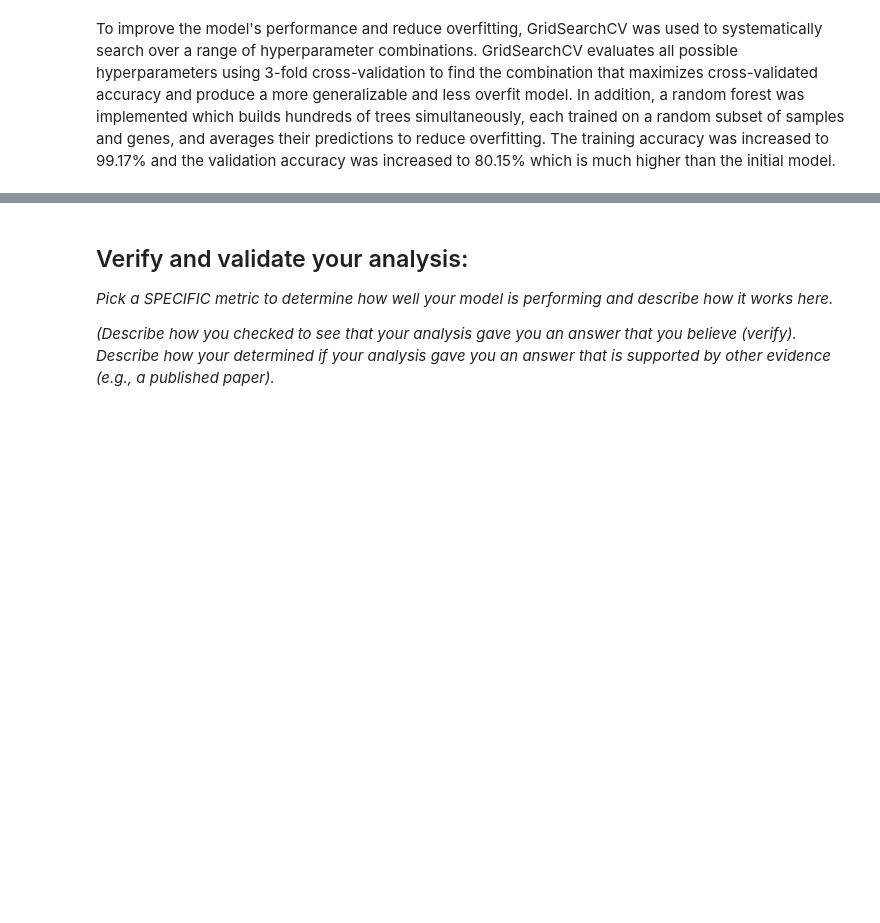
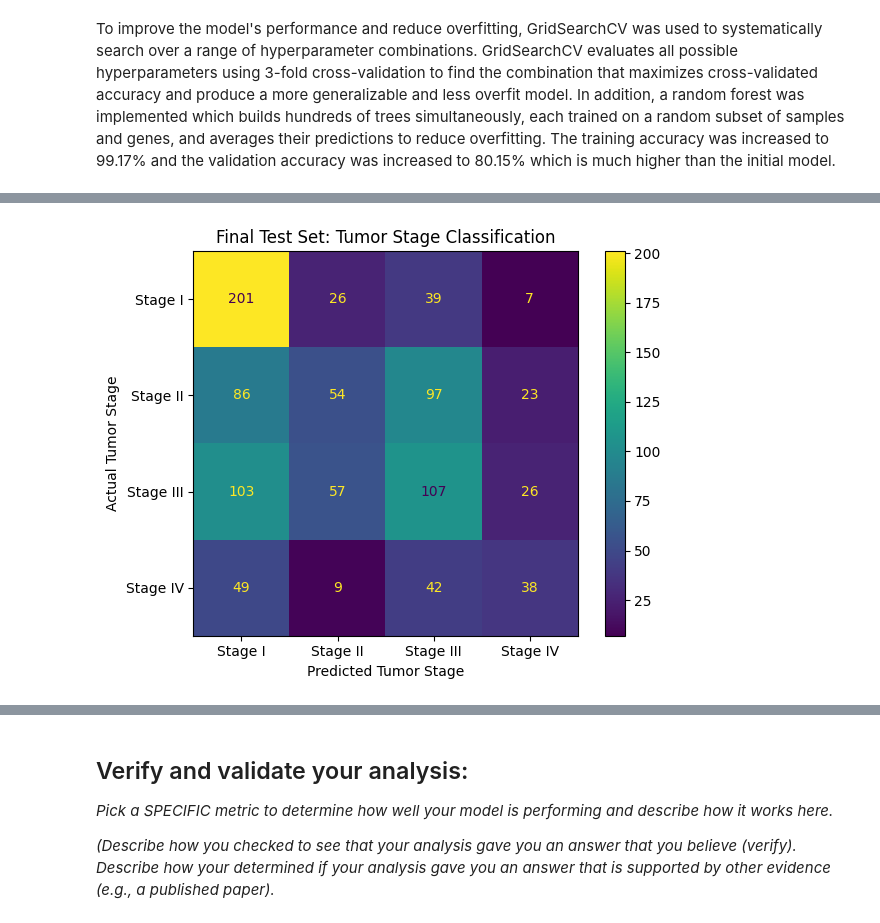
Before and after one commit to ogeikem/Module-4-Cancer, a Jupyter notebook: code/Module 4 Template.ipynb, the cells around one changed output, grey strips where cells are left out. Cells and saved outputs as stored; diff of their text form; code cells hidden in the pictures; blank space fills up the shorter version.

```diff
--- a/code/Module 4 Template.ipynb
+++ b/code/Module 4 Template.ipynb
@@ -807,3 +1029,90 @@ Fitting 3 folds for each of 24 candidates, totalling 72 fits
 [figure]
 # %% [markdown]
  To improve the model's performance and reduce overfitting, GridSearchCV was used to systematically search over a range of hyperparameter combinations. GridSearchCV evaluates all possible hyperparameters using 3-fold cross-validation to find the combination that maximizes cross-validated accuracy and produce a more generalizable and less overfit model. In addition, a random forest was implemented which builds hundreds of trees simultaneously, each trained on a random subset of samples and genes, and averages their predictions to reduce overfitting. The training accuracy was increased to 99.17% and the validation accuracy was increased to 80.15% which is much higher than the initial model.
+# %%
+# this is for the final stage of our project; we will use the best model from above to predict tumor stage on the official TEST SET, which has no stage labels, and then we will interpret those predictions in the context of our project question.
+# %%
+# Final Test Set Evaluation
+# This block evaluates the final model on the test set.
+# It includes fixes for:
+# - gene orientation differences (rows vs columns)
+# - missing genes
+# - alignment with training features
+import pandas as pd
+import numpy as np
+import matplotlib.pyplot as plt
+from sklearn.metrics import accuracy_score, classification_report, ConfusionMatrixDisplay
+# %%
+# LOAD TEST DATA (UPDATED FILE NAME)
+test_data = pd.read_csv(
+ r"C:\Users\ogeik\OneDrive\Desktop\BME 2315\Module-4-Cancer\data\TEST_SET_GSE62944_subsample_log2TPM.csv",
+ index_col=0
+)
+test_metadata = pd.read_csv(
+ r"C:\Users\ogeik\OneDrive\Desktop\BME 2315\Module-4-Cancer\data\TEST_SET_GSE62944_metadata.csv",
+ index_col=0
+)
+# clean indices
+test_data.index = test_data.index.astype(str).str.strip()
+test_data.columns = test_data.columns.astype(str).str.strip()
+test_metadata.index = test_metadata.index.astype(str).str.strip()
+# %%
+# BUILD X_test (handles both orientations)
+test_genes_in_rows = [gene for gene in filtered_genes if gene in
+test_data.index]
+test_genes_in_cols = [gene for gene in filtered_genes if gene in
+test_data.columns]
+if len(test_genes_in_rows) > 0:
+    X_test = test_data.loc[test_genes_in_rows].T
+elif len(test_genes_in_cols) > 0:
+    X_test = test_data[test_genes_in_cols]
+else:
+    raise ValueError("No inflammation genes found in test data.")
+X_test.index = X_test.index.astype(str).str.strip()
+# %%
+# CLEAN + ALIGN
+X_test = X_test.apply(pd.to_numeric, errors="coerce")
+# add missing columns if needed
+for col in X_train.columns:
+    if col not in X_test.columns:
+        X_test[col] = np.nan
+# match column order
+X_test = X_test[X_train.columns]
+# fill missing values
+X_test = X_test.fillna(X_train.mean())
+# align metadata
+test_metadata = test_metadata.reindex(X_test.index)
+print("Test feature shape:", X_test.shape)
+# %%
+# CLEAN STAGE LABELS
+y_test_stage =test_metadata["ajcc_pathologic_tumor_stage"].apply(clean_stage)
+mask = y_test_stage.notna()
+X_test_clean = X_test.loc[mask]
+y_test_stage = y_test_stage.loc[mask].astype(int)
+print("Usable test samples:", X_test_clean.shape[0])
+# %%
+# APPLY PCA (do NOT refit)
+X_test_pca = pca.transform(X_test_clean)
+# %%
+# PREDICT
+y_test_pred = improved_model.predict(X_test_pca)
+# %%
+# FINAL RESULTS
+test_acc = accuracy_score(y_test_stage, y_test_pred)
+print("\n--- FINAL TEST RESULTS ---")
+print(f"Test Accuracy: {test_acc:.3f}")
+print("\nTest Classification Report:")
+print(classification_report(y_test_stage, y_test_pred))
+# %%
+# CONFUSION MATRIX
+ConfusionMatrixDisplay.from_predictions(
+ y_test_stage,
+ y_test_pred,
+ display_labels=["Stage I", "Stage II", "Stage III", "Stage IV"]
+)
+plt.title("Final Test Set: Tumor Stage Classification")
+plt.xlabel("Predicted Tumor Stage")
+plt.ylabel("Actual Tumor Stage")
+plt.tight_layout()
+plt.show()
+# %% [output]
@@ -809,0 +1136 @@ Fitting 3 folds for each of 24 candidates, totalling 72 fits
+[figure, added]
```
Also changed, not shown: parts of 5 cells of this notebook.
